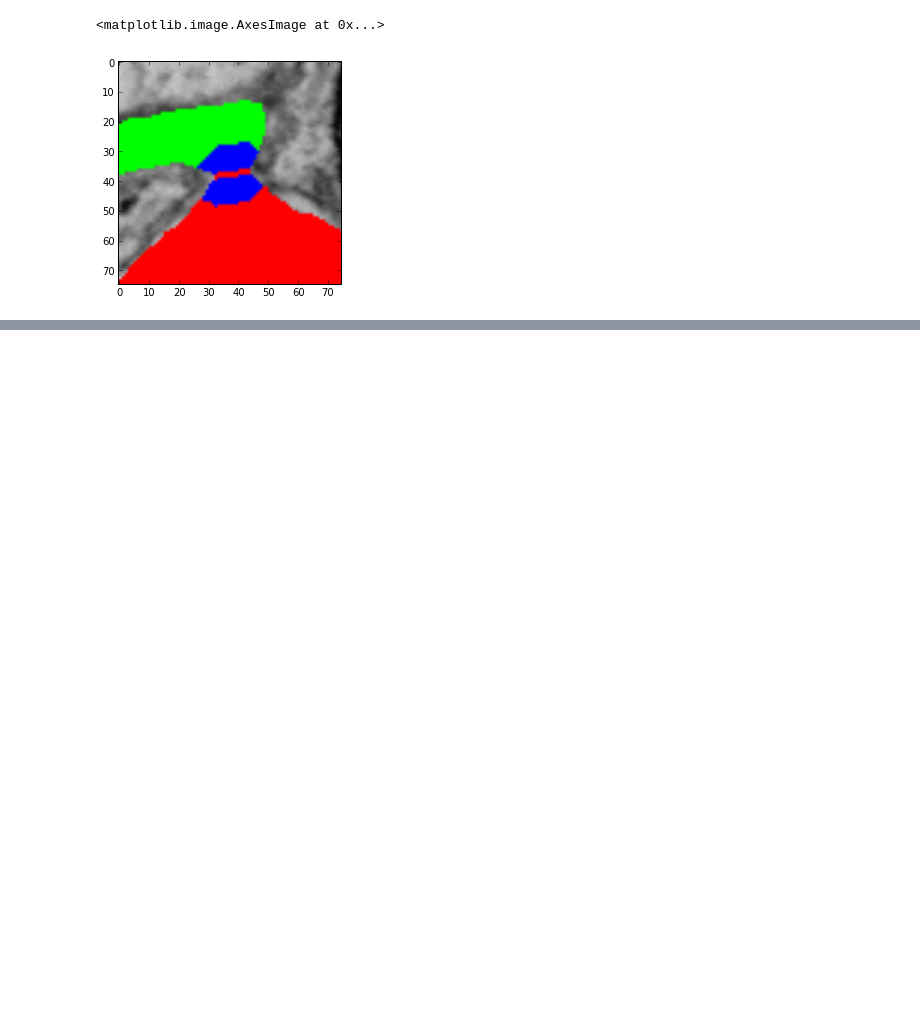
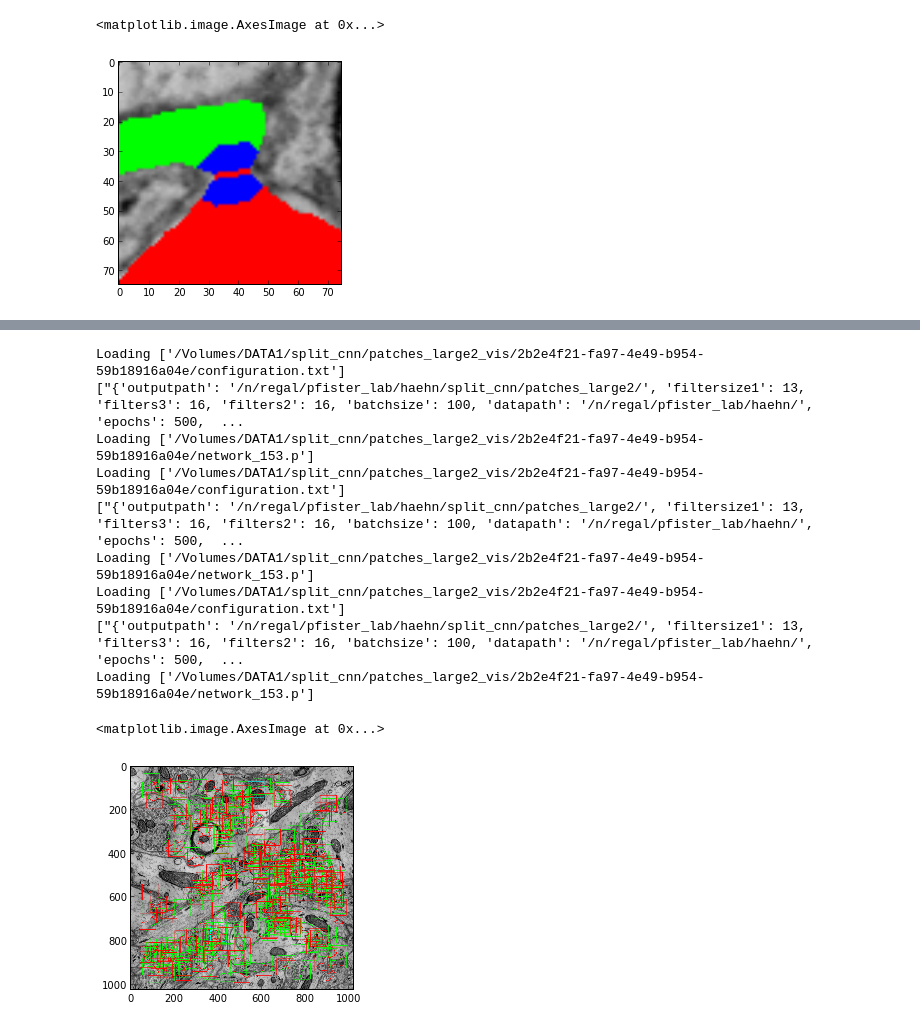
Before and after one commit to VCG/em-quality-metric, a Jupyter notebook: Code/visualize.ipynb, the cells around one changed output, grey strips where cells are left out. Saved outputs shown, nothing was run; the diff lists cells and outputs as text; code cells hidden in the pictures; blank space fills up the shorter version.

```diff
--- a/Code/visualize.ipynb
+++ b/Code/visualize.ipynb
@@ -286,0 +300,22 @@ Loading ['/Volumes/DATA1/split_cnn/patches_large2_vis/2b2e4f21-fa97-4e49-b954-59
+# %%
+test_n_image = test_n(images[SLICE])
+test_n_image_only_bad = test_n(images[SLICE], True, True)
+test_n_image_no_box = test_n(images[SLICE], False, False)
+
+mh.imsave('/Volumes/DATA1/slice_'+str(SLICE)+'_network_'+str(PATCH_COUNT)+'_patches.tif', test_n_image)
+mh.imsave('/Volumes/DATA1/slice_'+str(SLICE)+'_network_'+str(PATCH_COUNT)+'_patches_onlybad.tif', test_n_image_only_bad)
+mh.imsave('/Volumes/DATA1/slice_'+str(SLICE)+'_network_'+str(PATCH_COUNT)+'_patches_nobox.tif', test_n_image_no_box)
+
+imshow(test_n_image)
+# %% [output]
+Loading ['/Volumes/DATA1/split_cnn/patches_large2_vis/2b2e4f21-fa97-4e49-b954-59b18916a04e/configuration.txt']
+["{'outputpath': '/n/regal/pfister_lab/haehn/split_cnn/patches_large2/', 'filtersize1': 13, 'filters3': 16, 'filters2': 16, 'batchsize': 100, 'datapath': '/n/regal/pfister_lab/haehn/', 'epochs': 500,  ...
+Loading ['/Volumes/DATA1/split_cnn/patches_large2_vis/2b2e4f21-fa97-4e49-b954-59b18916a04e/network_153.p']
+Loading ['/Volumes/DATA1/split_cnn/patches_large2_vis/2b2e4f21-fa97-4e49-b954-59b18916a04e/configuration.txt']
+["{'outputpath': '/n/regal/pfister_lab/haehn/split_cnn/patches_large2/', 'filtersize1': 13, 'filters3': 16, 'filters2': 16, 'batchsize': 100, 'datapath': '/n/regal/pfister_lab/haehn/', 'epochs': 500,  ...
+Loading ['/Volumes/DATA1/split_cnn/patches_large2_vis/2b2e4f21-fa97-4e49-b954-59b18916a04e/network_153.p']
+Loading ['/Volumes/DATA1/split_cnn/patches_large2_vis/2b2e4f21-fa97-4e49-b954-59b18916a04e/configuration.txt']
+["{'outputpath': '/n/regal/pfister_lab/haehn/split_cnn/patches_large2/', 'filtersize1': 13, 'filters3': 16, 'filters2': 16, 'batchsize': 100, 'datapath': '/n/regal/pfister_lab/haehn/', 'epochs': 500,  ...
+Loading ['/Volumes/DATA1/split_cnn/patches_large2_vis/2b2e4f21-fa97-4e49-b954-59b18916a04e/network_153.p']
+<matplotlib.image.AxesImage at 0x...>
+[figure, added]
```
Also changed, not shown: parts of 5 cells of this notebook.
